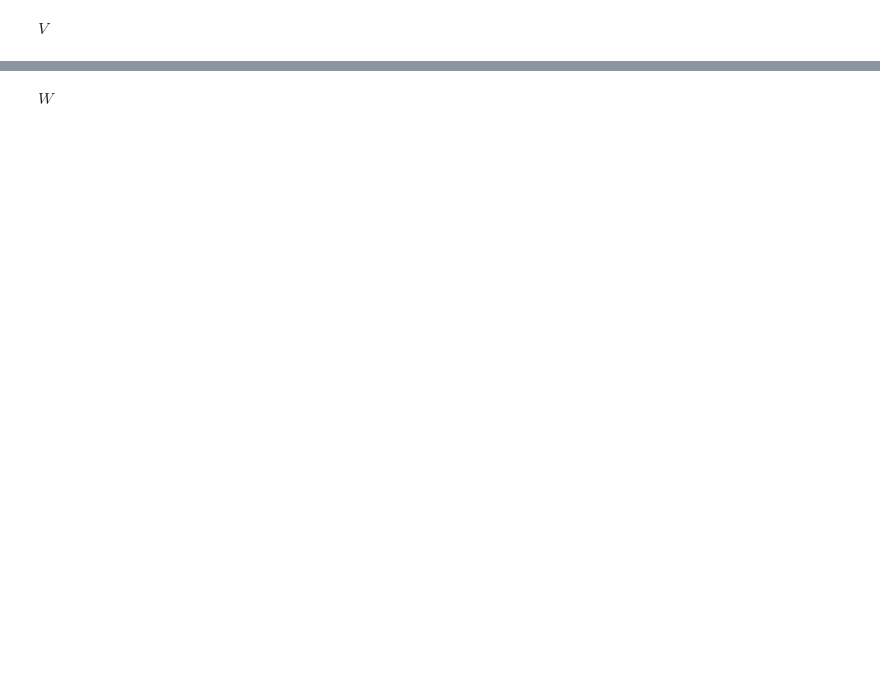
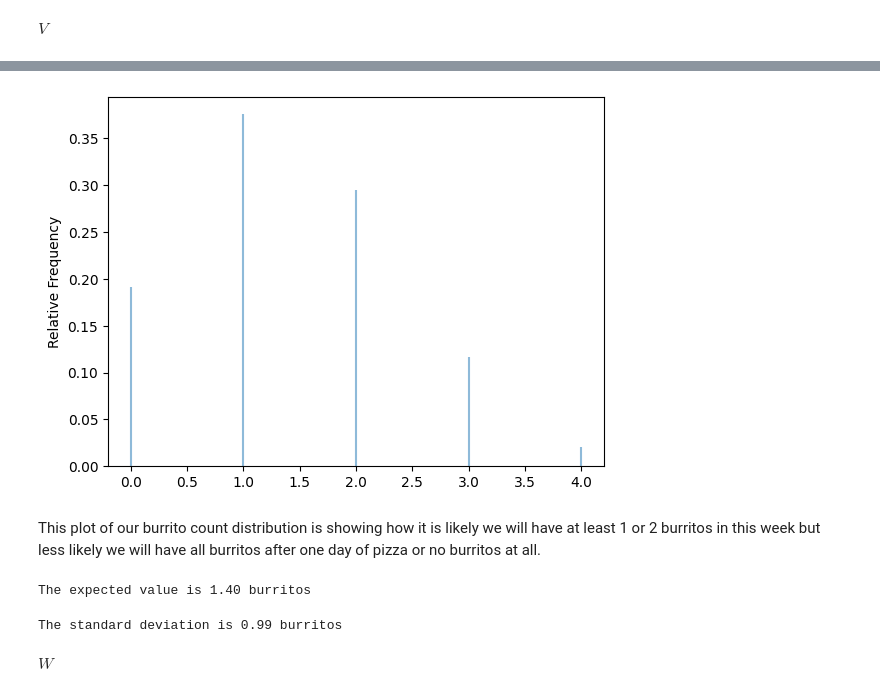
Before and after one commit to NRJaggers/Applied-Stochastic-Processes, a Jupyter notebook: Applications/2-Markov_Chains/Markov_Chains.ipynb, the cells around one changed output, grey strips where cells are left out. Saved outputs shown, nothing was run; the diff lists cells and outputs as text; code cells hidden in the pictures; blank space fills up the shorter version.

```diff
--- a/Applications/2-Markov_Chains/Markov_Chains.ipynb
+++ b/Applications/2-Markov_Chains/Markov_Chains.ipynb
@@ -170,2 +184,13 @@ From this plot we can see that the distribution of first sandwitch day is skewed
 # %% [markdown]
 $V$
+# %%
+def burrito_count(x):
+  count = 0
+  for day in range(1,days_in_week):
+    if x[day] == 1:
+      count +=1
+
+  return count
+
+V = results.apply(burrito_count)
+V.tabulate()
@@ -172,2 +205,22 @@ $V$
+# %%
+V.plot()
+# %% [output]
+[figure, added]
+# %% [markdown]
+This plot of our burrito count distribution is showing how it is likely we will have at least 1 or 2 burritos in this week but less likely we will have all burritos after one day of pizza or no burritos at all.
+# %%
+#calculate and present expected value
+ev = V.mean()
+
+print("The expected value is {:.2f} burritos".format(ev))
+# %% [output]
+The expected value is 1.40 burritos
+# %%
+#calculate and present standard deviation
+std_dev = V.std()
+
+print("The standard deviation is {:.2f} burritos".format(std_dev))
+# %% [output]
+The standard deviation is 0.99 burritos
 # %% [markdown]
 $W$
```
Also changed, not shown: parts of 8 cells of this notebook.
